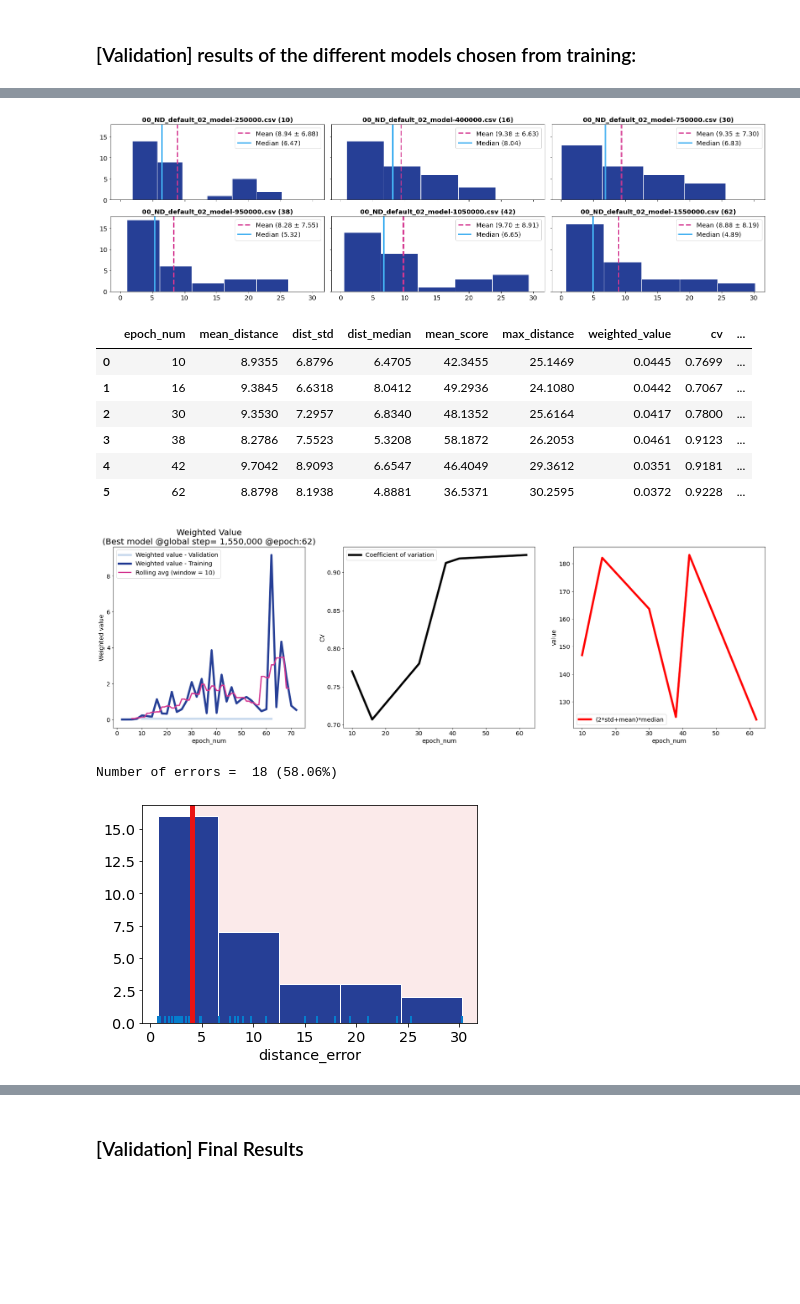
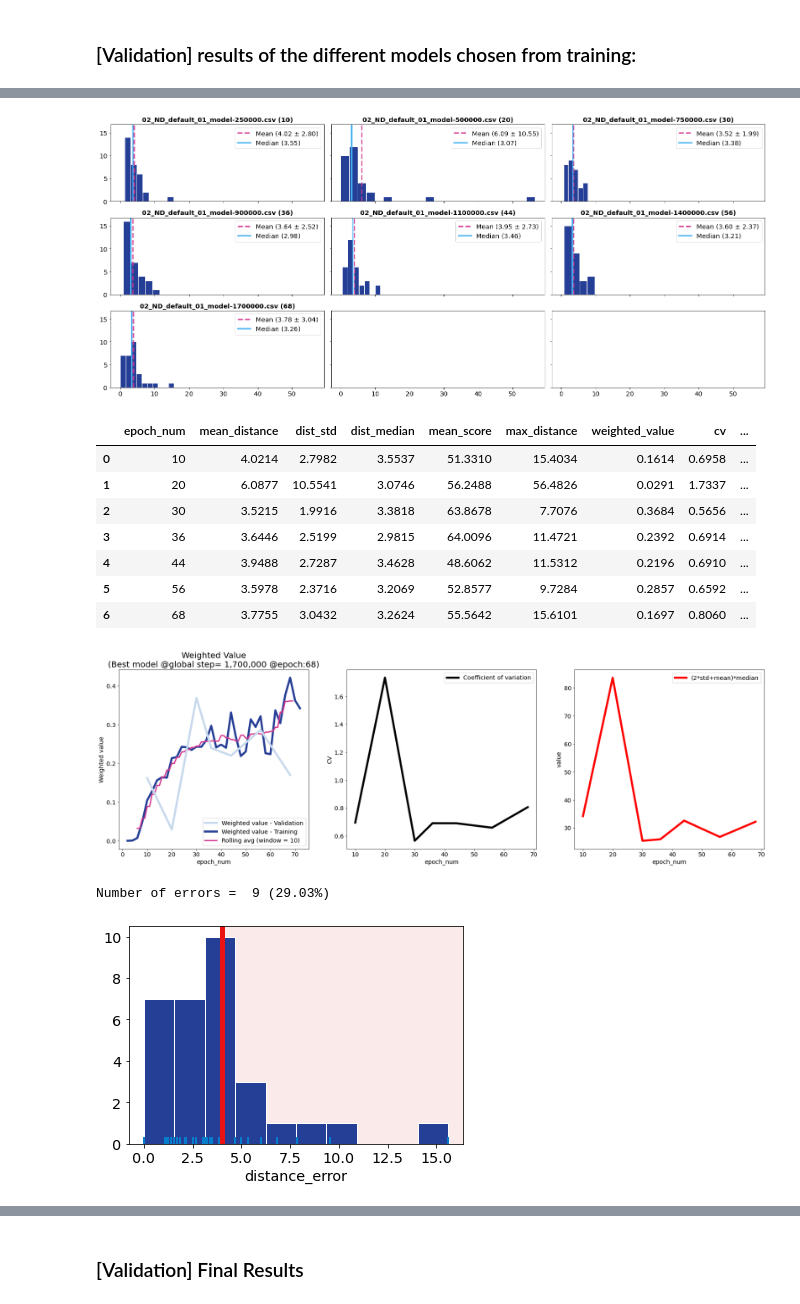
Before and after one commit to marcos-mc/RL_landmark_detection_for_cardiac_applications, a Jupyter notebook: Evaluation/LAA/LAA_Eval_model.ipynb, the cells around one changed output, grey strips where cells are left out. Saved outputs shown, nothing was run; the diff lists cells and outputs as text; code cells hidden in the pictures; blank space fills up the shorter version.

```diff
--- a/Evaluation/LAA/LAA_Eval_model.ipynb
+++ b/Evaluation/LAA/LAA_Eval_model.ipynb
@@ -86,8 +90,8 @@ models_names = {0:['default','spacing4','ND_default'],
                 1:['default','ND_default'],
                 2:['default','ND_default']}
 
-num = 0 # Landmark number
-indx = 2 # Number of try
+num = 2 # Landmark number
+indx = 1 # Number of try
 windowsize = 10
 centered = True
 filepath = f'/content/drive/My Drive/TFM/Data_models_TFM/LAA/LM_{num:02d}/{models_names[num][indx]}/stats.json'
@@ -225,7 +231,8 @@ logs = {0:[['00_default_00_model-250000.csv',
             '00_ND_default_02_model-750000.csv',
             '00_ND_default_02_model-950000.csv',
             '00_ND_default_02_model-1050000.csv',
-            '00_ND_default_02_model-1550000.csv']
+            '00_ND_default_02_model-1550000.csv',
+            '00_ND_default_02_model-2050000.csv']
            ],
 
         1:[['01_default_00_model-250000.csv',
@@ -291,34 +298,34 @@ logs_filepath = '/content/drive/My Drive/TFM/Data_models_TFM/LAA/Logs/'
 dict_results = {}
 
 # Reading the logs:
 for it, log_name in enumerate(log_names):
 
   epoch_num = ((int)(log_name.split('-')[1].split('.')[0]))//25000
 
   results.append(pd.read_csv(logs_filepath+log_name))
   results[it].set_index('idx_num')
   model_mean = results[it]['distance_error'].mean()
   model_std = results[it]['distance_error'].std()
   model_median = results[it]['distance_error'].median()
   model_mean_score = results[it]['score'].median()
   model_max_dist = results[it]['distance_error'].max()
   dict_results[f"{epoch_num}"] = [model_mean,model_std,model_median,model_mean_score,model_max_dist]
 
   #Distribution Plot
   sns.distplot(results[it]['distance_error'], ax=ax_hist[it],kde=False,rug=False,norm_hist=False,
                rug_kws={"color": "#057DCD","linewidth": 2,"height":0.03},
                hist_kws={"histtype": "barstacked", "linewidth": 1, "rwidth":None,
                             "alpha": 1, "color": barcolor, 'edgecolor':"#FFFFFF"}).set_title( log_name + f' ({epoch_num})' ,fontweight='bold')
   ax_hist[it].axvline(model_mean, color=meancolor, linestyle='--',linewidth = 3,label= f'Mean ({model_mean:.2f} \xb1 {model_std:.2f})')
   ax_hist[it].axvline(model_median, color=medcolor, linestyle='-',linewidth = 3,label= f'Median ({model_median:.2f})')
   ax_hist[it].legend()
   ax_hist[it].set(xlabel='')
 
 fig.tight_layout()
 plt.show()
 # %% [output]
 [interactive output not drawn]
-[figure, old version]
+[figure, new version]
 # %%
 validation_results = pd.DataFrame.from_dict(dict_results,orient='index', columns=['mean_distance', 'dist_std','dist_median','mean_score','max_distance'])
 validation_results['weighted_value'] =  validation_results.apply(lambda row: \
@@ -344,13 +351,14 @@ ax_esp.set(ylabel='value')
 validation_results
 # %% [output]
 |  | epoch_num | mean_distance | dist_std | dist_median | mean_score | max_distance | weighted_value | cv | ... |
-| 0 | 10 | 8.9355 | 6.8796 | 6.4705 | 42.3455 | 25.1469 | 0.0445 | 0.7699 | ... |
-| 1 | 16 | 9.3845 | 6.6318 | 8.0412 | 49.2936 | 24.1080 | 0.0442 | 0.7067 | ... |
-| 2 | 30 | 9.3530 | 7.2957 | 6.8340 | 48.1352 | 25.6164 | 0.0417 | 0.7800 | ... |
-| 3 | 38 | 8.2786 | 7.5523 | 5.3208 | 58.1872 | 26.2053 | 0.0461 | 0.9123 | ... |
-| 4 | 42 | 9.7042 | 8.9093 | 6.6547 | 46.4049 | 29.3612 | 0.0351 | 0.9181 | ... |
-| 5 | 62 | 8.8798 | 8.1938 | 4.8881 | 36.5371 | 30.2595 | 0.0372 | 0.9228 | ... |
+| 0 | 10 | 4.0214 | 2.7982 | 3.5537 | 51.3310 | 15.4034 | 0.1614 | 0.6958 | ... |
+| 1 | 20 | 6.0877 | 10.5541 | 3.0746 | 56.2488 | 56.4826 | 0.0291 | 1.7337 | ... |
+| 2 | 30 | 3.5215 | 1.9916 | 3.3818 | 63.8678 | 7.7076 | 0.3684 | 0.5656 | ... |
+| 3 | 36 | 3.6446 | 2.5199 | 2.9815 | 64.0096 | 11.4721 | 0.2392 | 0.6914 | ... |
+| 4 | 44 | 3.9488 | 2.7287 | 3.4628 | 48.6062 | 11.5312 | 0.2196 | 0.6910 | ... |
+| 5 | 56 | 3.5978 | 2.3716 | 3.2069 | 52.8577 | 9.7284 | 0.2857 | 0.6592 | ... |
+| 6 | 68 | 3.7755 | 3.0432 | 3.2624 | 55.5642 | 15.6101 | 0.1697 | 0.8060 | ... |
-[figure, old version]
+[figure, new version]
 # %%
 treshold = 4
 df_num = -1
@@ -367,8 +375,8 @@ hist_ax.set_xlim(xlim)
 
 print('Number of errors = ', errors.distance_error.size,f'({errors.distance_error.size/results[df_num].distance_error.size:.2%})' )
 # %% [output]
-Number of errors =  18 (58.06%)
+Number of errors =  9 (29.03%)
-[figure, old version]
+[figure, new version]
 # %%
 errors.sort_values(by='distance_error',ascending=True)
 # %% [output]
```
Also changed, not shown: parts of 5 cells of this notebook.
